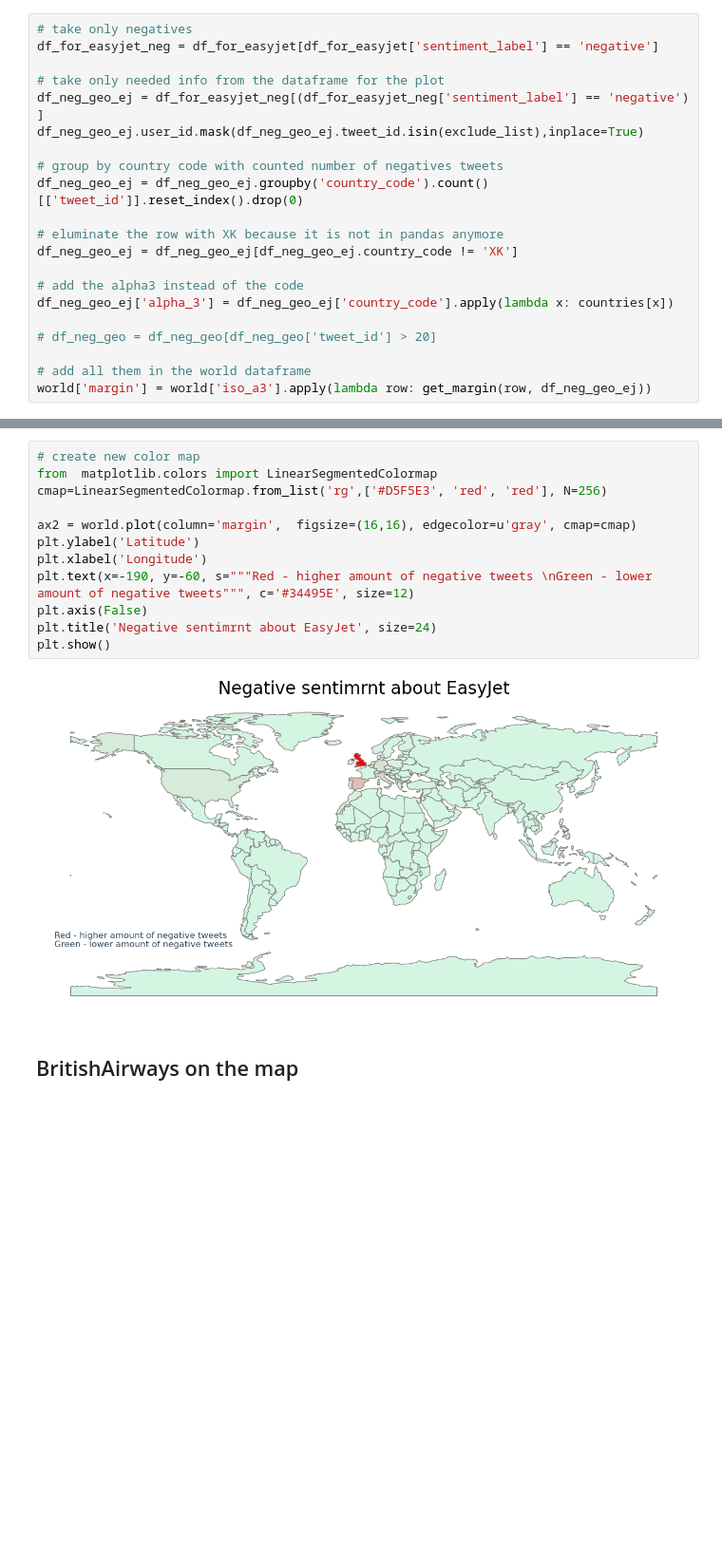
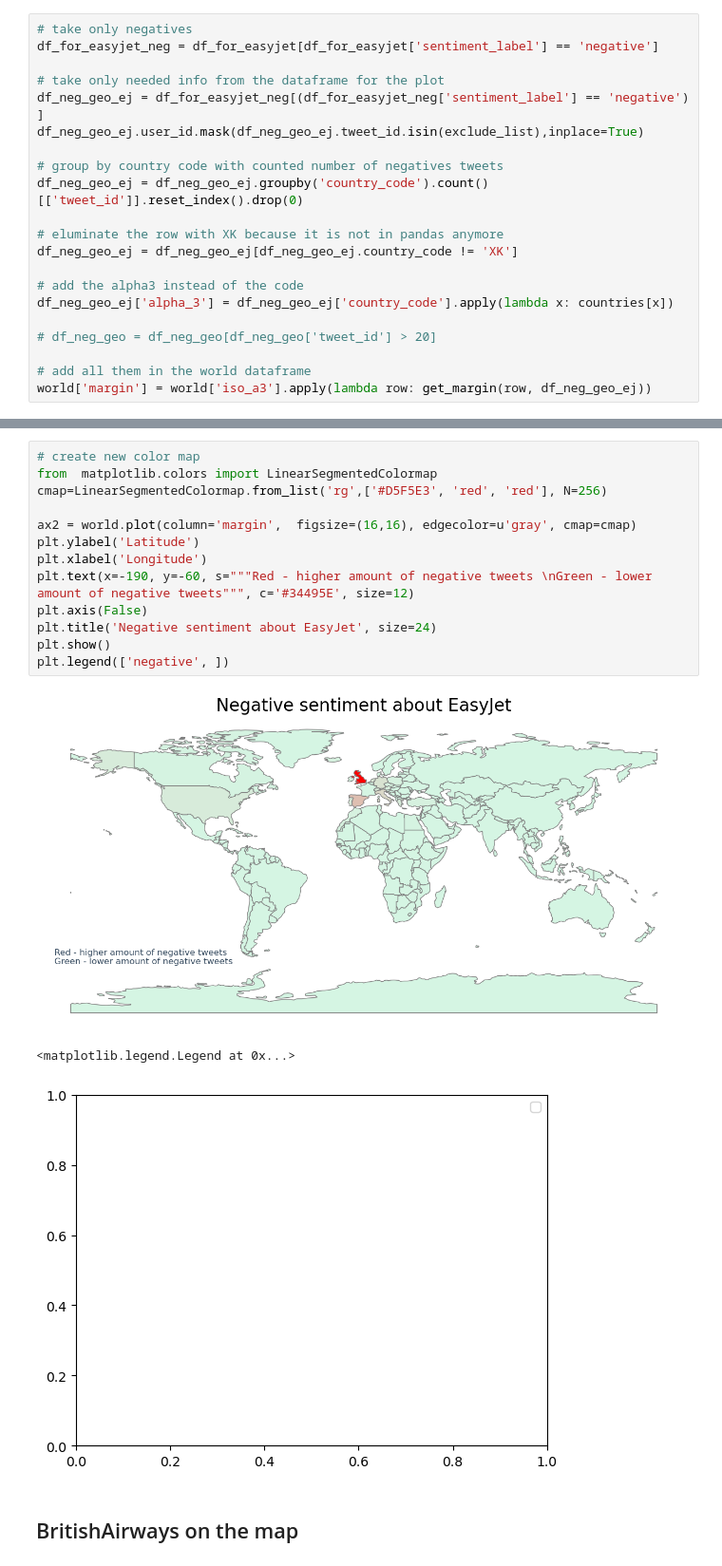
Before and after one commit to AlexRaudvee/Sentiment_Analysis_Tiwitter, a Jupyter notebook: get_geo.ipynb, the cells around one changed output, grey strips where cells are left out. Shown at 95% size. Saved outputs shown, nothing was run; the diff lists cells and outputs as text; blank space fills up the shorter version.

```diff
--- a/get_geo.ipynb
+++ b/get_geo.ipynb
@@ -374,17 +374,20 @@ world[world['margin'] != 0]
 # %%
 # create new color map
 from  matplotlib.colors import LinearSegmentedColormap
 cmap=LinearSegmentedColormap.from_list('rg',['#D5F5E3', 'red', 'red'], N=256)
 
 ax2 = world.plot(column='margin',  figsize=(16,16), edgecolor=u'gray', cmap=cmap)
 plt.ylabel('Latitude')
 plt.xlabel('Longitude')
 plt.text(x=-190, y=-60, s="""Red - higher amount of negative tweets \nGreen - lower amount of negative tweets""", c='#34495E', size=12)
 plt.axis(False)
-plt.title('Negative sentimrnt about EasyJet', size=24)
+plt.title('Negative sentiment about EasyJet', size=24)
 plt.show()
+plt.legend(['negative', ])
 # %% [output]
 [figure]
+<matplotlib.legend.Legend at 0x...>
+[figure, added]
 # %% [markdown]
 ## BritishAirways on the map
 # %%
```
Also changed, not shown: parts of 10 cells of this notebook, 1 other file.
